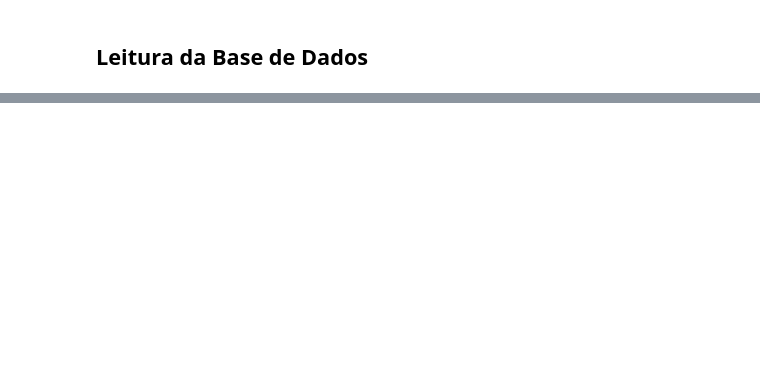
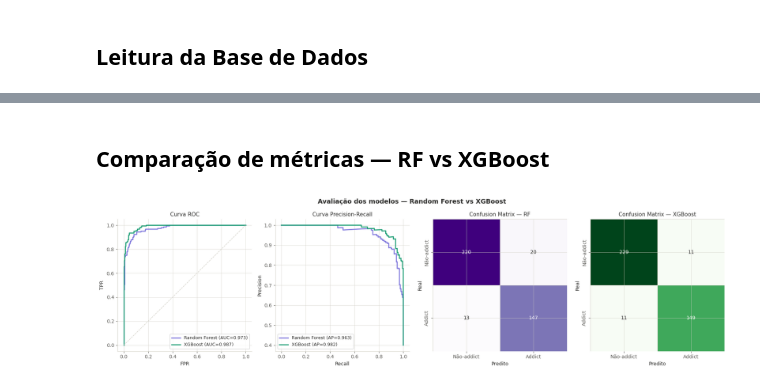
Before and after one commit to razevedo1994/tcc_fia, a Jupyter notebook: projeto_final.ipynb, the cells around one changed output, grey strips where cells are left out. Cells and saved outputs as stored; diff of their text form; code cells hidden in the pictures; blank space fills up the shorter version.

```diff
--- a/projeto_final.ipynb
+++ b/projeto_final.ipynb
@@ -194,0 +550,17 @@ Index(['user_id', 'age', 'gender', 'country', 'profession', 'primary_platform',
+# %%
+rf = RandomForestClassifier(
+    n_estimators=300,
+    max_depth=8,
+    min_samples_leaf=10,
+    class_weight="balanced",
+    random_state=42,
+    n_jobs=-1
+)
+rf.fit(X_train, y_train)
+
+rf_pred  = rf.predict(X_test)
+rf_proba = rf.predict_proba(X_test)[:, 1]
+
+print("=== Random Forest — Test Set ===")
+print(classification_report(y_test, rf_pred, target_names=["Não-addict", "Addict"]))
+print(f"AUC-ROC: {roc_auc_score(y_test, rf_proba):.4f}")
@@ -194,0 +648,57 @@ Index(['user_id', 'age', 'gender', 'country', 'profession', 'primary_platform',
+# %% [markdown]
+## Comparação de métricas — RF vs XGBoost
+# %%
+fig, axes = plt.subplots(1, 4, figsize=(18, 5))
+fig.suptitle("Avaliação dos modelos — Random Forest vs XGBoost", fontsize=13, fontweight="bold")
+
+# ROC
+ax = axes[0]
+for proba, color, label in [
+    (rf_proba,  C_PURPLE, "Random Forest"),
+    (xgb_proba, C_TEAL,   "XGBoost")
+]:
+    fpr, tpr, _ = roc_curve(y_test, proba)
+    auc = roc_auc_score(y_test, proba)
+    ax.plot(fpr, tpr, color=color, linewidth=2, label=f"{label} (AUC={auc:.3f})")
+ax.plot([0, 1], [0, 1], color=BORDER, linestyle="--", linewidth=1)
+ax.set_title("Curva ROC")
+ax.set_xlabel("FPR"); ax.set_ylabel("TPR")
+ax.legend(fontsize=9)
+
+# Precision-Recall
+ax = axes[1]
+for proba, color, label in [
+    (rf_proba,  C_PURPLE, "Random Forest"),
+    (xgb_proba, C_TEAL,   "XGBoost")
+]:
+    prec, rec, _ = precision_recall_curve(y_test, proba)
+    ap = average_precision_score(y_test, proba)
+    ax.plot(rec, prec, color=color, linewidth=2, label=f"{label} (AP={ap:.3f})")
+ax.set_title("Curva Precision-Recall")
+ax.set_xlabel("Recall"); ax.set_ylabel("Precision")
+ax.legend(fontsize=9)
+
+# Confusion Matrix RF
+ax = axes[2]
+cm_rf = confusion_matrix(y_test, rf_pred)
+sns.heatmap(cm_rf, annot=True, fmt="d", ax=ax, cmap="Purples",
+            xticklabels=["Não-addict", "Addict"],
+            yticklabels=["Não-addict", "Addict"],
+            linewidths=0.5, linecolor=BORDER, cbar=False)
+ax.set_title("Confusion Matrix — RF")
+ax.set_ylabel("Real"); ax.set_xlabel("Predito")
+
+# Confusion Matrix XGB
+ax = axes[3]
+cm_xgb = confusion_matrix(y_test, xgb_pred)
+sns.heatmap(cm_xgb, annot=True, fmt="d", ax=ax, cmap="Greens",
+            xticklabels=["Não-addict", "Addict"],
+            yticklabels=["Não-addict", "Addict"],
+            linewidths=0.5, linecolor=BORDER, cbar=False)
+ax.set_title("Confusion Matrix — XGBoost")
+ax.set_ylabel("Real"); ax.set_xlabel("Predito")
+
+plt.tight_layout()
+plt.show()
+# %% [output]
+[figure, added]
```
Also changed, not shown: parts of 31 cells of this notebook.
